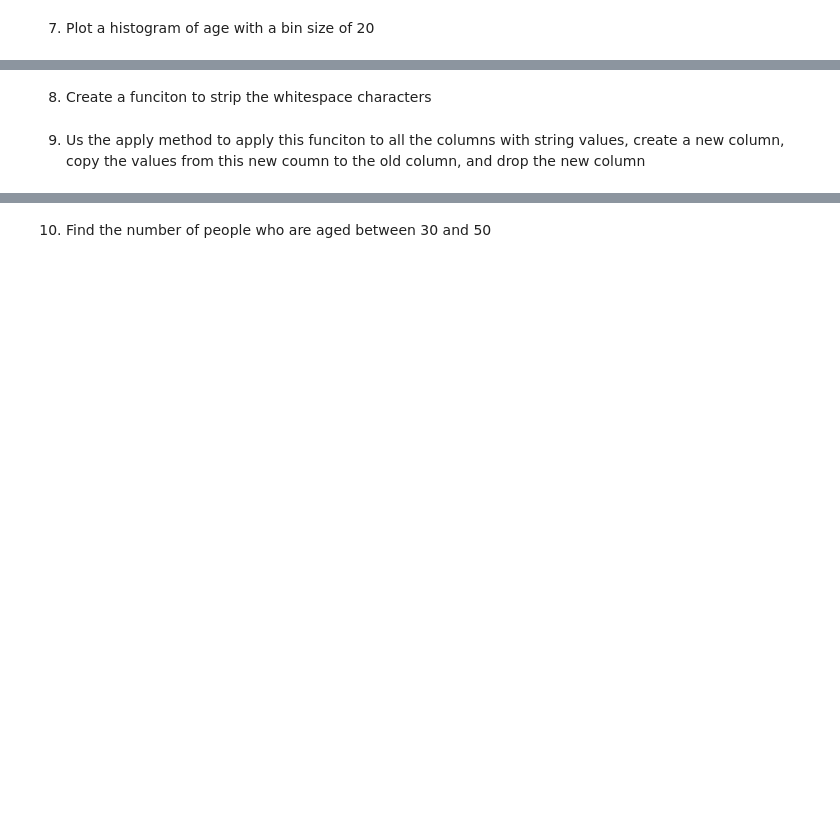
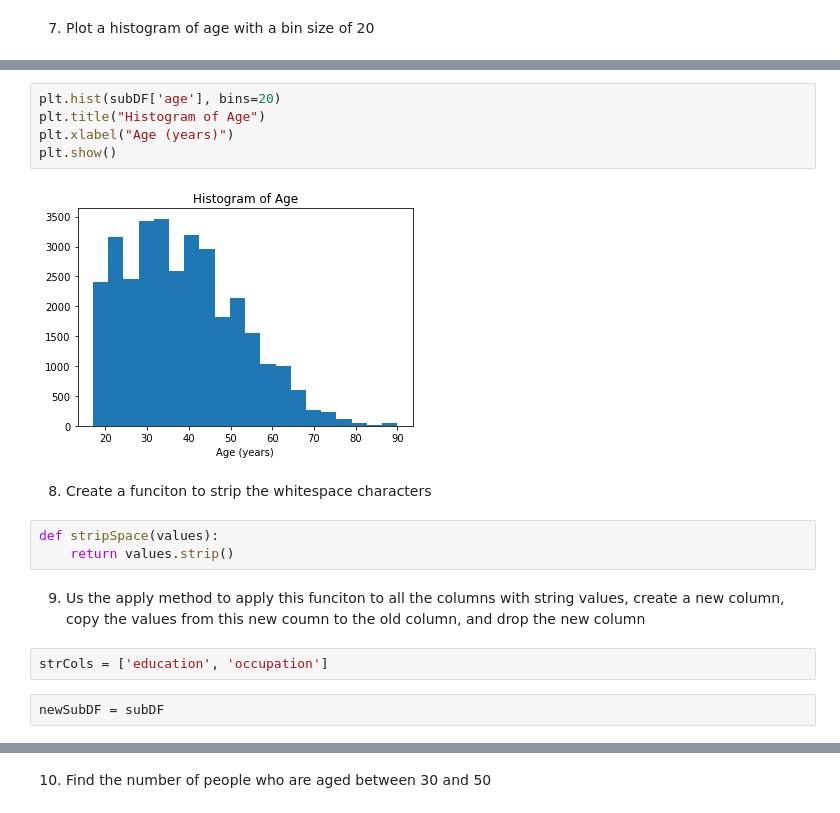
Before and after one commit to JoshuaShepard87/DSC540, a Jupyter notebook: week3/Joshua_Burden_Week3&4_Excerises.ipynb, the cells around one changed output, grey strips where cells are left out. Drawn from its saved outputs; the diff is of its cells as text; blank space fills up the shorter version.

```diff
--- a/week3/Joshua_Burden_Week3&4_Excerises.ipynb
+++ b/week3/Joshua_Burden_Week3&4_Excerises.ipynb
@@ -147,4 +268,18 @@ Activity 6: Working with the Adult Income Dataset (UCI)
+# %%
+plt.hist(subDF['age'], bins=20)
+plt.title("Histogram of Age")
+plt.xlabel("Age (years)")
+plt.show()
+# %% [output]
+[figure, added]
 # %% [markdown]
 8) Create a funciton to strip the whitespace characters
+# %%
+def stripSpace(values):
+    return values.strip()
 # %% [markdown]
 9) Us the apply method to apply this funciton to all the columns with string values, create a new column, copy the values from this new coumn to the old column, and drop the new column
+# %%
+strCols = ['education', 'occupation']
+# %%
+newSubDF = subDF
```
Also changed, not shown: parts of 92 cells of this notebook, 3 other files.
